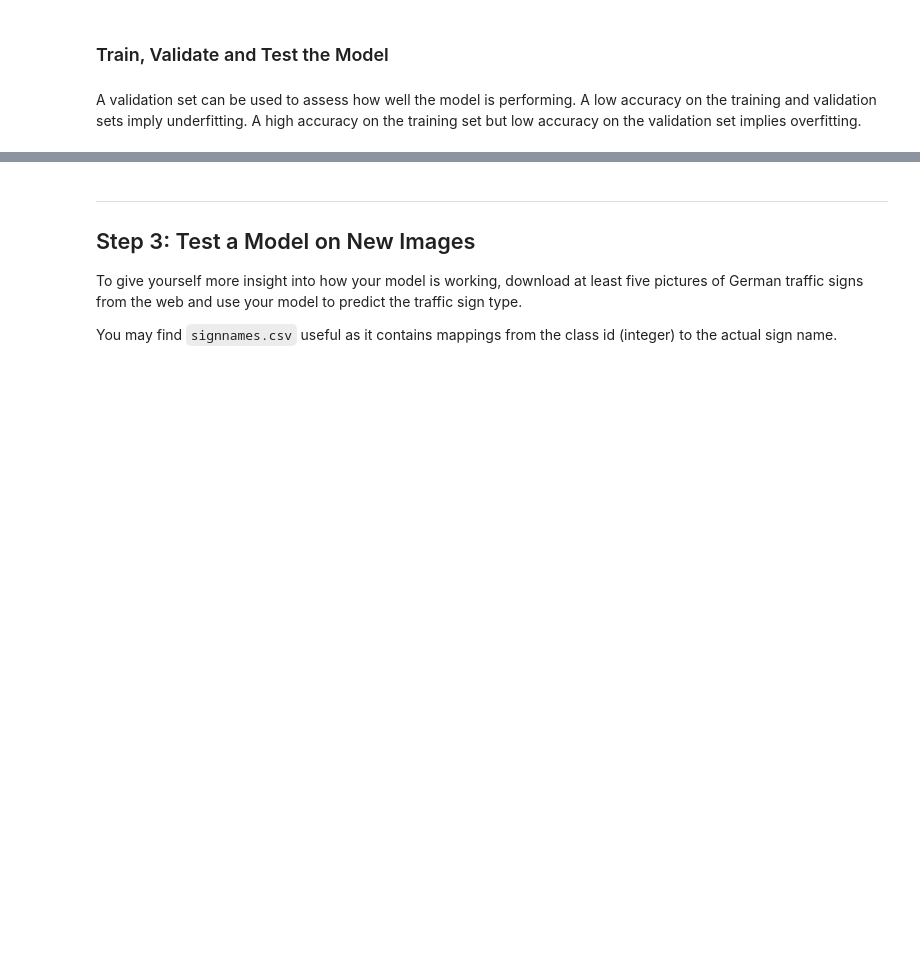
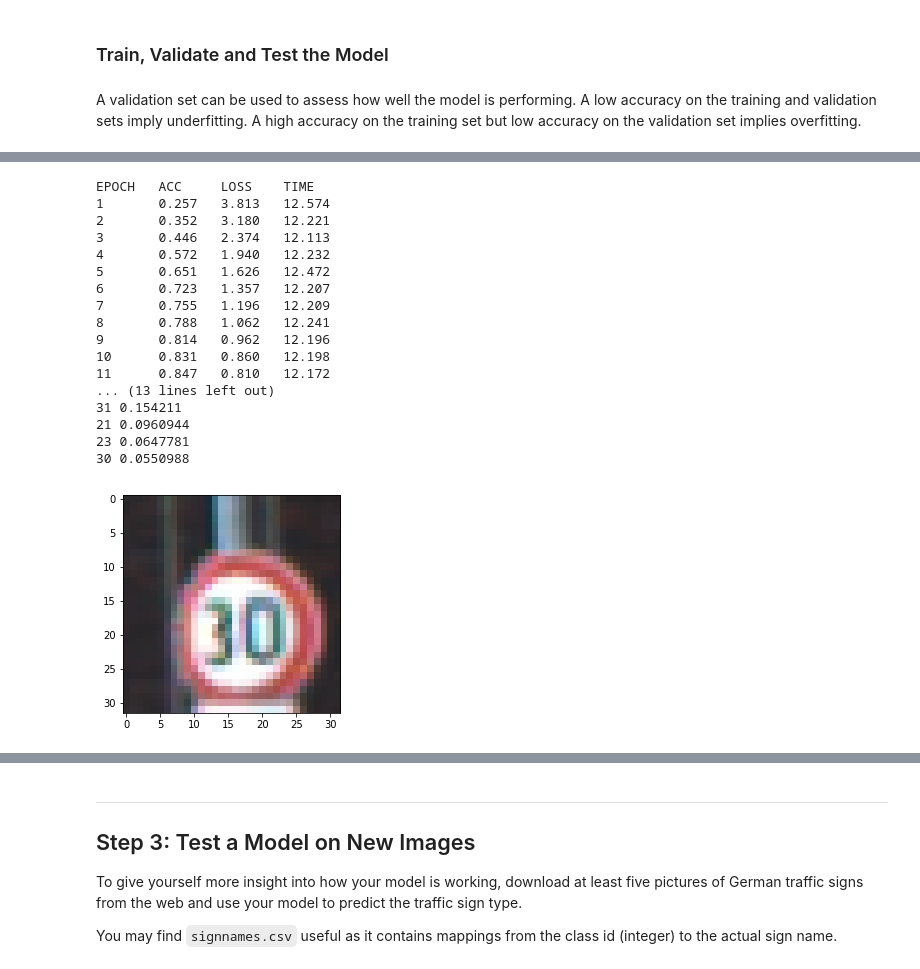
Before and after one commit to boxmein/CarND-Traffic-Sign-Classifier-Project, a Jupyter notebook: Traffic_Sign_Classifier.ipynb, the cells around one changed output, grey strips where cells are left out. Cells and saved outputs as stored; diff of their text form; code cells hidden in the pictures; blank space fills up the shorter version.

```diff
--- a/Traffic_Sign_Classifier.ipynb
+++ b/Traffic_Sign_Classifier.ipynb
@@ -394,8 +435,0 @@ Model saved
-# %%
-# Running a model
-import os
-with tf.Session() as sess:
-    saver2 = tf.train.import_meta_graph('/output/TRAFFIC_SIGN_CLASSIFIER.meta')
-    saver2.restore(sess, '/output/TRAFFIC_SIGN_CLASSIFIER')
-    values = sess.run(logits, { x: [X_train[5]], keep_prob: 1 })
-    print(values)
@@ -411,0 +436,67 @@ with tf.Session() as sess:
+# %%
+saved_checkpoint_name = None
+with tf.Session() as sess:
+    sess.run(tf.global_variables_initializer())
+    num_examples = len(X_train)
+    saver = tf.train.Saver()
+    print("EPOCH\tACC\tLOSS\tTIME")
+    for i in range(epochs):
+        X_train, y_train = shuffle(X_train, y_train)
+        X_train_colored, y_train_colored = shuffle(X_train_colored, y_train_colored)
+        losses = []
+
+        start_time = time.process_time()
+
+        for offset in range(0, num_examples, batch_size):
+            end = offset + batch_size
+            batch_x = np.concatenate([X_train[offset:end], X_train_colored[offset*7:end*7]])
+            batch_y = np.concatenate([y_train[offset:end], y_train_colored[offset*7:end*7]])
+
+            _, loss = sess.run([training_operation, loss_operation], feed_dict={x: batch_x, y: batch_y, keep_prob: 0.5})
+            losses.append(loss)
+
+        end_time = time.process_time()
+
+
+        validation_accuracy = evaluate(X_valid, y_valid)
+        print("{}\t{:.3f}\t{:.3f}\t{:.3f}".format(i+1, validation_accuracy, max(losses), end_time - start_time))
+
+    tf.add_to_collection('training_operation', training_operation)
+    tf.add_to_collection("classifier", classifier)
+    saved_checkpoint_name = saver.save(sess, '/output/TRAFFIC_SIGN_CLASSIFIER')
+    print("Model saved in /output/: ", ",".join(os.listdir("/output/")))
+
+    print("Running random sample test in same session")
+
+    r = random.randrange(len(X_test))
+
+    result = sess.run(classifier, { x: [X_test[r]], keep_prob: 1 })
+    plt.imshow((X_test[r] + 1)/2.)
+
+    print("Correct is ", np.where(y_test[r] > 0))
+    values, indices = tf.nn.top_k(result, 5)
+
+    probs = sess.run(values)
+    predictions = sess.run(indices)
+
+    for i in range(predictions.shape[1]):
+        print(predictions[0, i], probs[0, i])
+# %% [output]
+EPOCH   ACC     LOSS    TIME
+1       0.257   3.813   12.574
+2       0.352   3.180   12.221
+3       0.446   2.374   12.113
+4       0.572   1.940   12.232
+5       0.651   1.626   12.472
+6       0.723   1.357   12.207
+7       0.755   1.196   12.209
+8       0.788   1.062   12.241
+9       0.814   0.962   12.196
+10      0.831   0.860   12.198
+11      0.847   0.810   12.172
+... (13 lines left out)
+31 0.154211
+21 0.0960944
+23 0.0647781
+30 0.0550988
+[figure, added]
```
Also changed, not shown: parts of 14 cells of this notebook, 5 other files.
